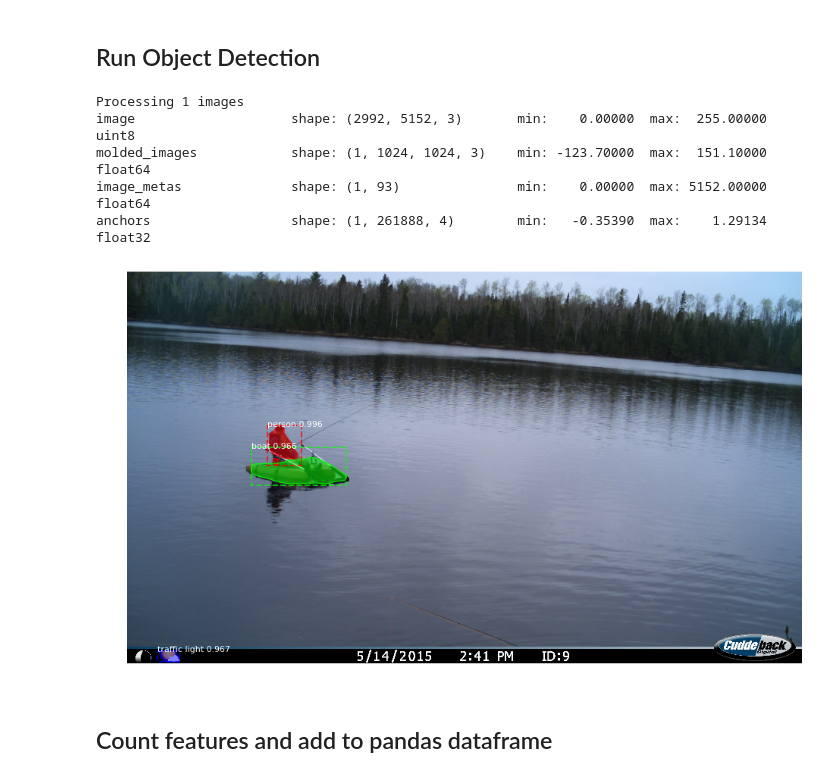
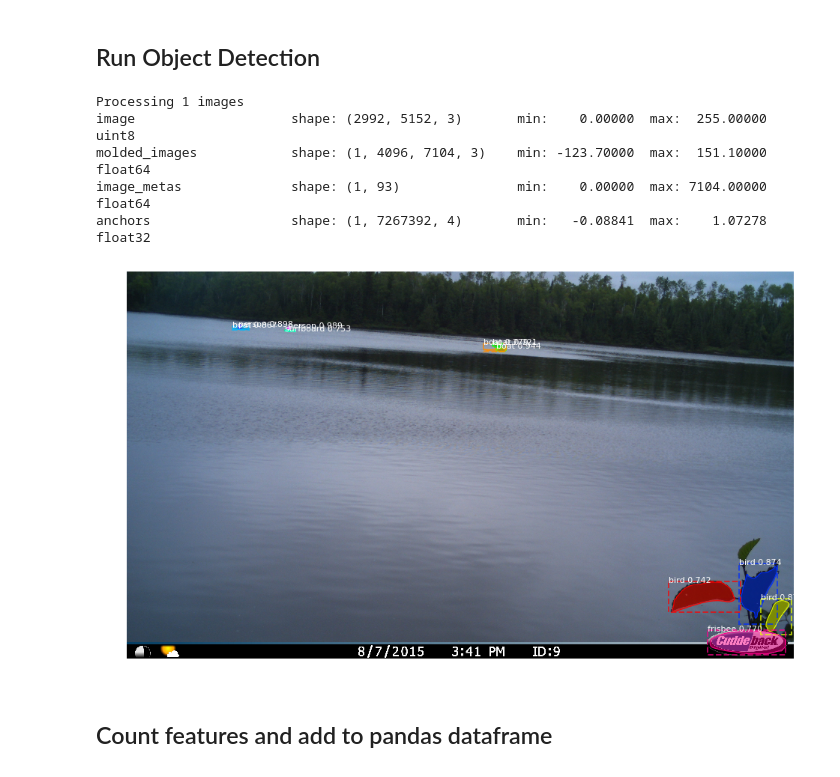
Before and after one commit to redfoxgis/Mask_RCNN, a Jupyter notebook: samples/demo.ipynb, the cells around one changed output. Saved outputs shown, nothing was run; the diff lists cells and outputs as text; code cells hidden in the pictures.

Commit message:
Tweaked config file to reduce probability threshold and increased image size during analysis

```diff
--- a/samples/demo.ipynb
+++ b/samples/demo.ipynb
@@ -51,6 +51,11 @@ class InferenceConfig(coco.CocoConfig):
     # one image at a time. Batch size = GPU_COUNT * IMAGES_PER_GPU
     GPU_COUNT = 1
     IMAGES_PER_GPU = 1
+    IMAGE_RESIZE_MODE = "pad64"
+    IMAGE_MIN_DIM = 4096
+    IMAGE_MAX_DIM = 4096
+    DETECTION_MIN_CONFIDENCE = 0.2
+    RPN_NMS_THRESHOLD = 0.2 # New
 
 config = InferenceConfig()
 config.display()
@@ -130,23 +128,23 @@ class_names = ['BG', 'person', 'bicycle', 'car', 'motorcycle', 'airplane',
 # %%
 # Load a random image from the images folder
 # file_names = next(os.walk(IMAGE_DIR))[2]
 # image = skimage.io.imread(os.path.join(IMAGE_DIR, random.choice(file_names)))
-image = skimage.io.imread('/Users/aaron/Desktop/matt_images/featuredetection/L__00010_1.JPG')
+image = skimage.io.imread('/Users/aaron/Desktop/matt_images/featuredetection/L__00010.JPG')
 
 # Run detection
 results = model.detect([image], verbose=1)
 
 # Visualize results
 r = results[0]
 visualize.display_instances(image, r['rois'], r['masks'], r['class_ids'],
                             class_names, r['scores'])
 # %% [output]
 Processing 1 images
 image                    shape: (2992, 5152, 3)       min:    0.00000  max:  255.00000  uint8
-molded_images            shape: (1, 1024, 1024, 3)    min: -123.70000  max:  151.10000  float64
-image_metas              shape: (1, 93)               min:    0.00000  max: 5152.00000  float64
-anchors                  shape: (1, 261888, 4)        min:   -0.35390  max:    1.29134  float32
+molded_images            shape: (1, 4096, 7104, 3)    min: -123.70000  max:  151.10000  float64
+image_metas              shape: (1, 93)               min:    0.00000  max: 7104.00000  float64
+anchors                  shape: (1, 7267392, 4)       min:   -0.08841  max:    1.07278  float32
-[figure, old version]
+[figure, new version]
 # %% [markdown]
 ## Count features and add to pandas dataframe
 # %%
```
Also changed, not shown: parts of 10 cells of this notebook.
